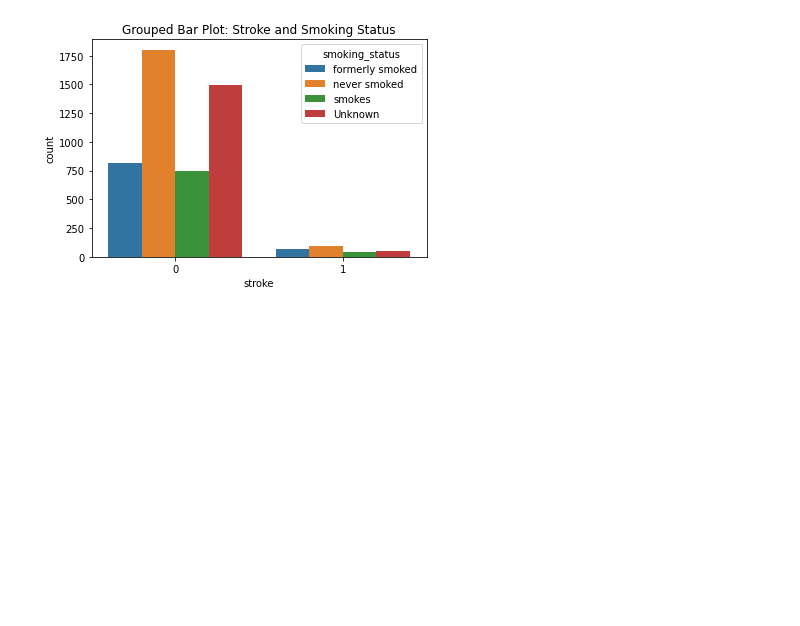
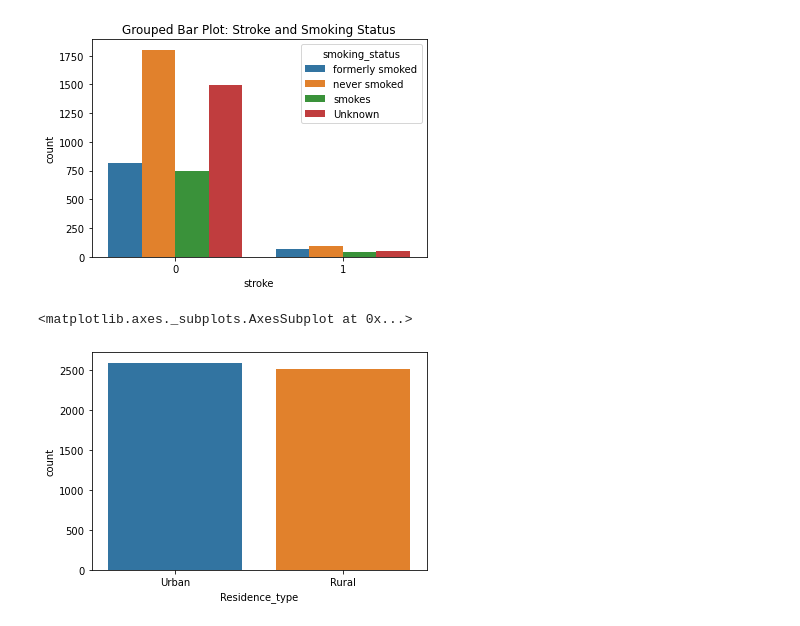
Before and after one commit to jordan-maulino/stroke_prediction, a Jupyter notebook: stroke_prediction.ipynb, the cells around one changed output. Cells and saved outputs as stored; diff of their text form; code cells hidden in the pictures; blank space fills up the shorter version.

```diff
--- a/stroke_prediction.ipynb
+++ b/stroke_prediction.ipynb
@@ -195,3 +192,8 @@ plt.title("Grouped Bar Plot: Stroke and Smoking Status")
 # %% [output]
 Text(0.5, 1.0, 'Grouped Bar Plot: Stroke and Smoking Status')
 [figure]
+# %%
+sns.countplot('Residence_type', data=df)
+# %% [output]
+<matplotlib.axes._subplots.AxesSubplot at 0x...>
+[figure, added]
```
Also changed, not shown: parts of 19 cells of this notebook.
